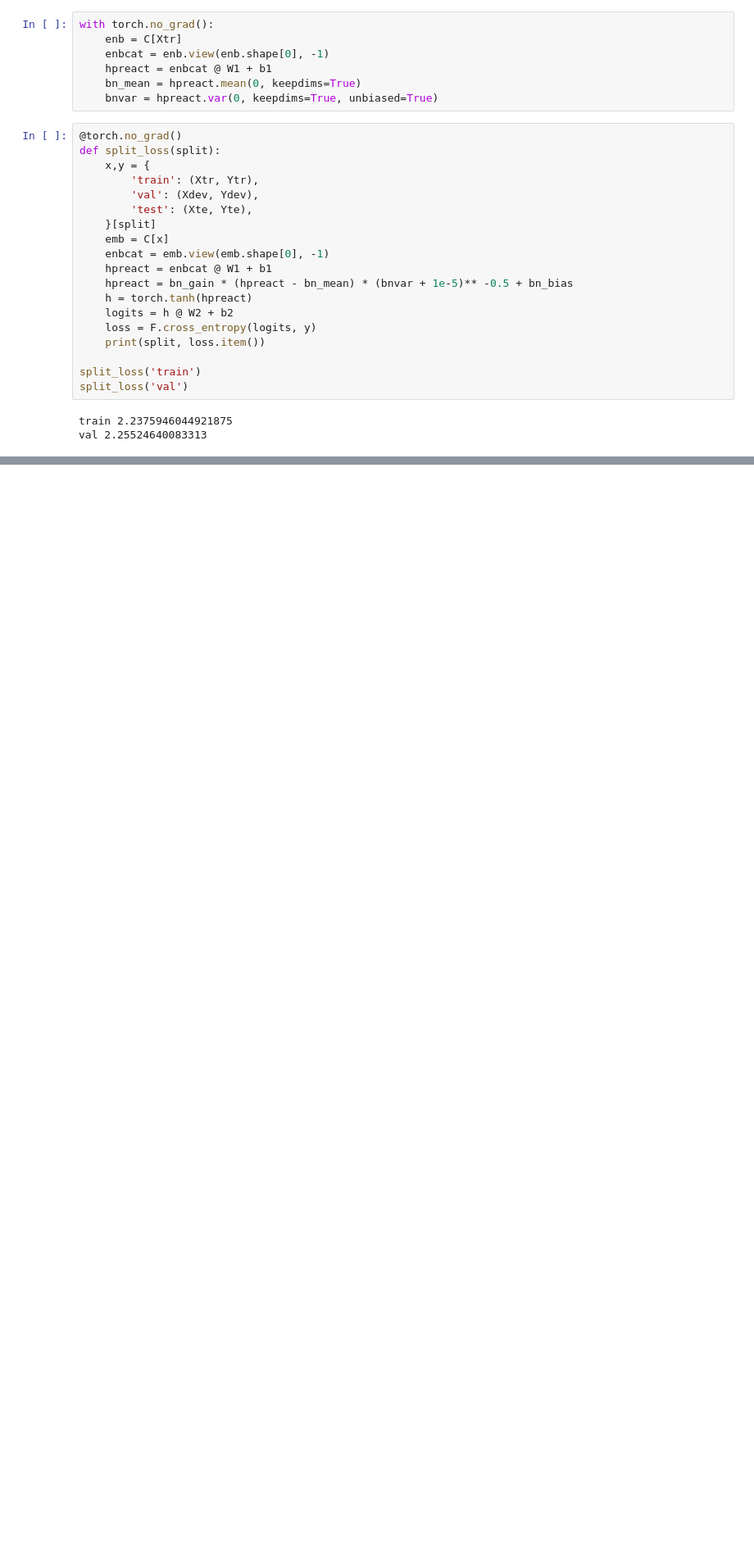
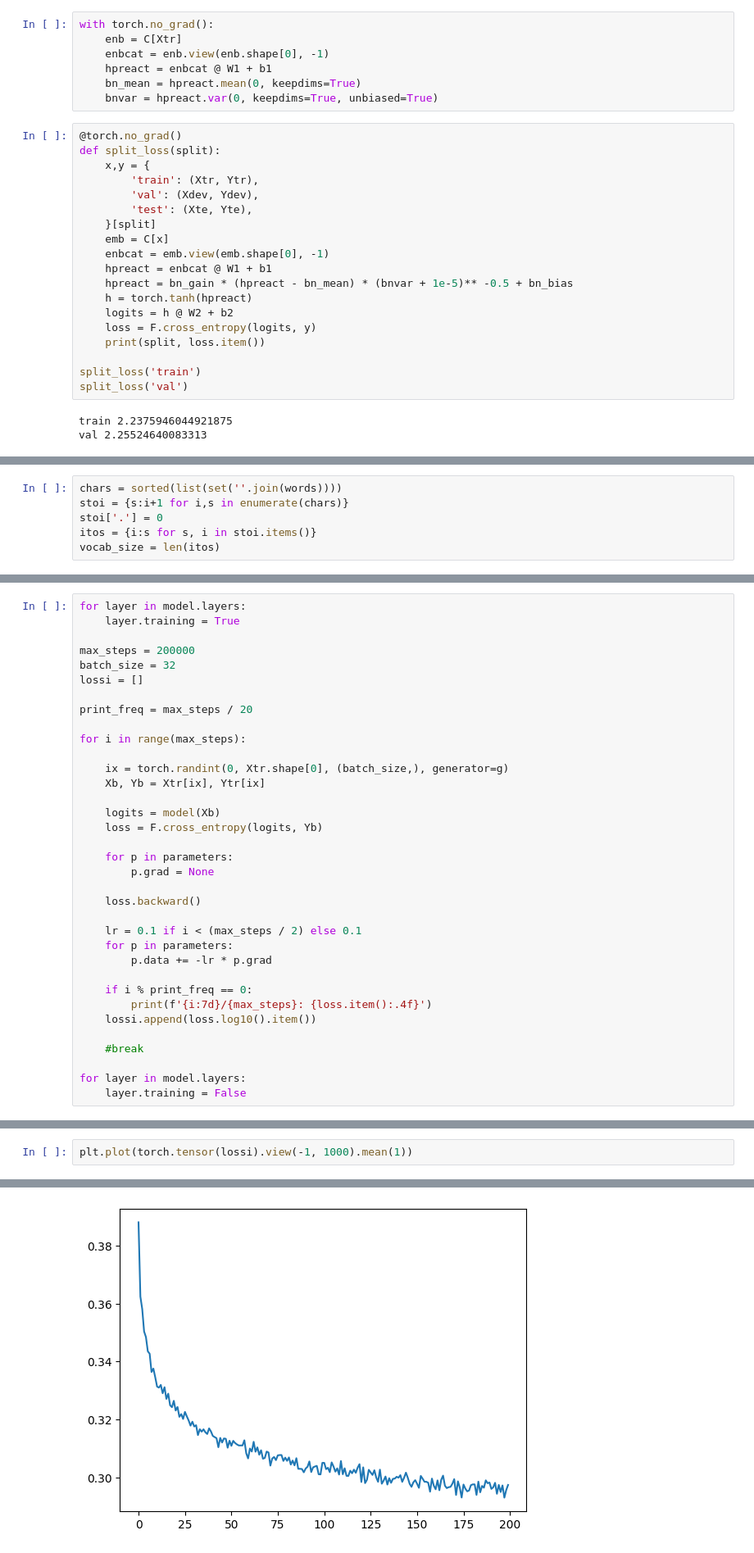
Before and after one commit to GreenCrimea/Learning_Transformers, a Jupyter notebook: Makemore.ipynb, the cells around one changed output, grey strips where cells are left out. Shown at 82% size. Cells and saved outputs as stored; diff of their text form; blank space fills up the shorter version.

```diff
--- a/Makemore.ipynb
+++ b/Makemore.ipynb
@@ -1444,0 +1448,6 @@ val 2.25524640083313
+# %%
+chars = sorted(list(set(''.join(words))))
+stoi = {s:i+1 for i,s in enumerate(chars)}
+stoi['.'] = 0
+itos = {i:s for s, i in stoi.items()}
+vocab_size = len(itos)
@@ -1444,0 +1632,35 @@ val 2.25524640083313
+# %%
+for layer in model.layers:
+    layer.training = True
+
+max_steps = 200000
+batch_size = 32
+lossi = []
+
+print_freq = max_steps / 20
+
+for i in range(max_steps):
+
+    ix = torch.randint(0, Xtr.shape[0], (batch_size,), generator=g)
+    Xb, Yb = Xtr[ix], Ytr[ix]
+
+    logits = model(Xb)
+    loss = F.cross_entropy(logits, Yb)
+
+    for p in parameters:
+        p.grad = None
+
+    loss.backward()
+
+    lr = 0.1 if i < (max_steps / 2) else 0.1
+    for p in parameters:
+        p.data += -lr * p.grad
+
+    if i % print_freq == 0:
+        print(f'{i:7d}/{max_steps}: {loss.item():.4f}')
+    lossi.append(loss.log10().item())
+
+    #break
+
+for layer in model.layers:
+    layer.training = False
@@ -1444,0 +1688,3 @@ val 2.25524640083313
+# %%
+plt.plot(torch.tensor(lossi).view(-1, 1000).mean(1))
+# %% [output]
@@ -1444,0 +1692 @@ val 2.25524640083313
+[figure, added]
```
Also changed, not shown: parts of 10 cells of this notebook.
